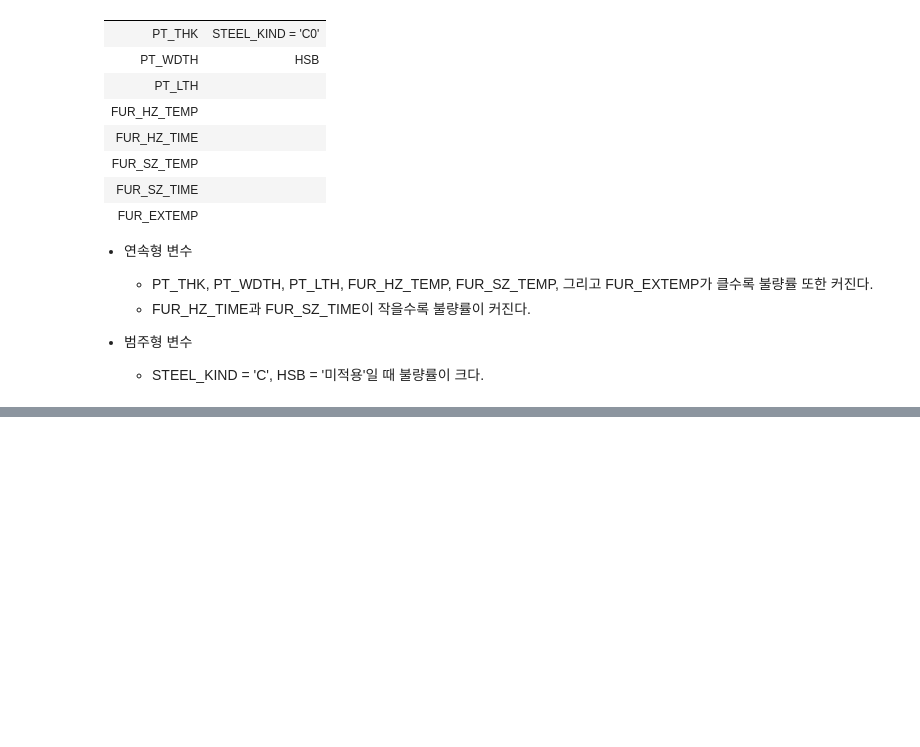
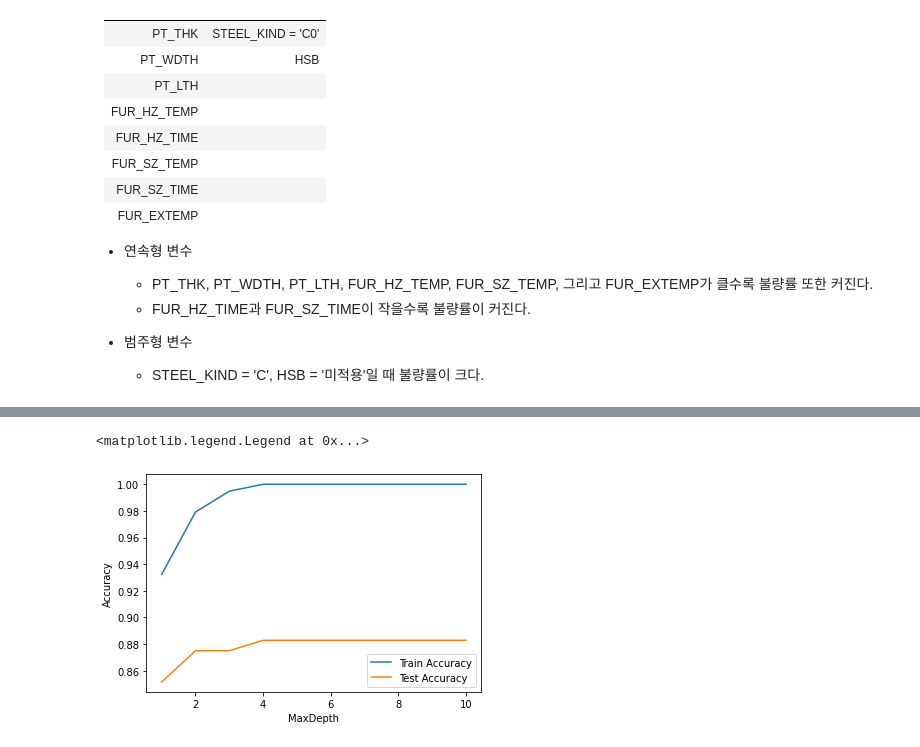
Before and after one commit to mjiii25/posco-academy, a Jupyter notebook: Big-Data/Assignment-2/C1성민지_종합실습-2_code.ipynb, the cells around one changed output, grey strips where cells are left out. Saved outputs shown, nothing was run; the diff lists cells and outputs as text; code cells hidden in the pictures; blank space fills up the shorter version.

```diff
--- a/Big-Data/Assignment-2/C1성민지_종합실습-2_code.ipynb
+++ b/Big-Data/Assignment-2/C1성민지_종합실습-2_code.ipynb
@@ -357,0 +441,3 @@ EDA를 통해 확인한 결과는 다음과 같다.
+# %%
+df_raw_y[df_raw_y == '불량'] = 1
+df_raw_y[df_raw_y == '양품'] = 0
@@ -357,0 +476,10 @@ EDA를 통해 확인한 결과는 다음과 같다.
+# %%
+df_train_x, df_test_x, df_train_y, df_test_y = train_test_split(df_raw_x,
+                                                                df_raw_y,
+                                                                test_size = 0.4,
+                                                                random_state = 1234)
+
+print('df_train_x size : {}'.format(df_train_x.shape))
+print('df_test_x size : {}'.format(df_test_x.shape))
+print('df_train_y size : {}'.format(df_train_y.shape))
+print('df_test_y size : {}'.format(df_test_y.shape))
@@ -357,0 +495,6 @@ EDA를 통해 확인한 결과는 다음과 같다.
+# %%
+tree_uncustomized = DecisionTreeClassifier(random_state = 1234)
+tree_uncustomized.fit(df_train_x, df_train_y)
+
+print('Accuracy on training set : {:.3f}'.format(tree_uncustomized.score(df_train_x, df_train_y)))
+print('Accuracy on test set : {:.3f}'.format(tree_uncustomized.score(df_test_x, df_test_y)))
@@ -357,0 +508,15 @@ EDA를 통해 확인한 결과는 다음과 같다.
+# %%
+train_accuracy = []; test_accuracy = []
+para_depth = [depth for depth in range(1,11)]
+
+for v_max_depth in para_depth :
+    tree = DecisionTreeClassifier(random_state = 1234,
+                                  max_depth = v_max_depth)
+    tree.fit(df_train_x, df_train_y)
+    train_accuracy.append(tree.score(df_train_x, df_train_y))
+    test_accuracy.append(tree.score(df_test_x, df_test_y))
+
+df_accuracy_depth = pd.DataFrame()
+df_accuracy_depth['Depth'] = para_depth
+df_accuracy_depth['TrainScore'] = train_accuracy
+df_accuracy_depth['TestScore'] = test_accuracy
@@ -357,0 +537,8 @@ EDA를 통해 확인한 결과는 다음과 같다.
+# %%
+plt.plot(para_depth, train_accuracy, linestyle = '-', label = 'Train Accuracy')
+plt.plot(para_depth, test_accuracy, linestyle = '-', label = 'Test Accuracy')
+plt.ylabel('Accuracy'); plt.xlabel('MaxDepth')
+plt.legend()
+# %% [output]
+<matplotlib.legend.Legend at 0x...>
+[figure, added]
```
Also changed, not shown: parts of 35 cells of this notebook.
